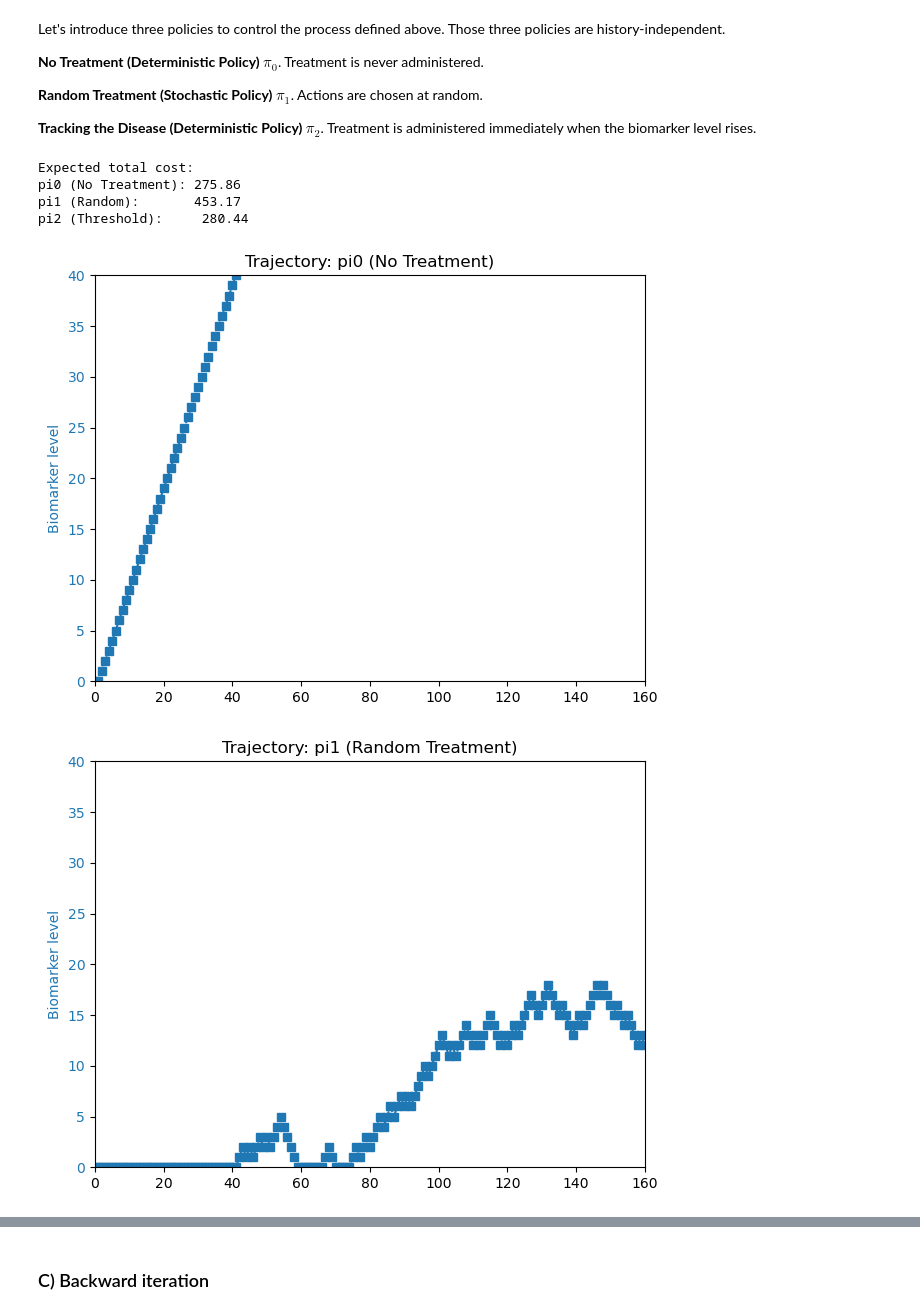
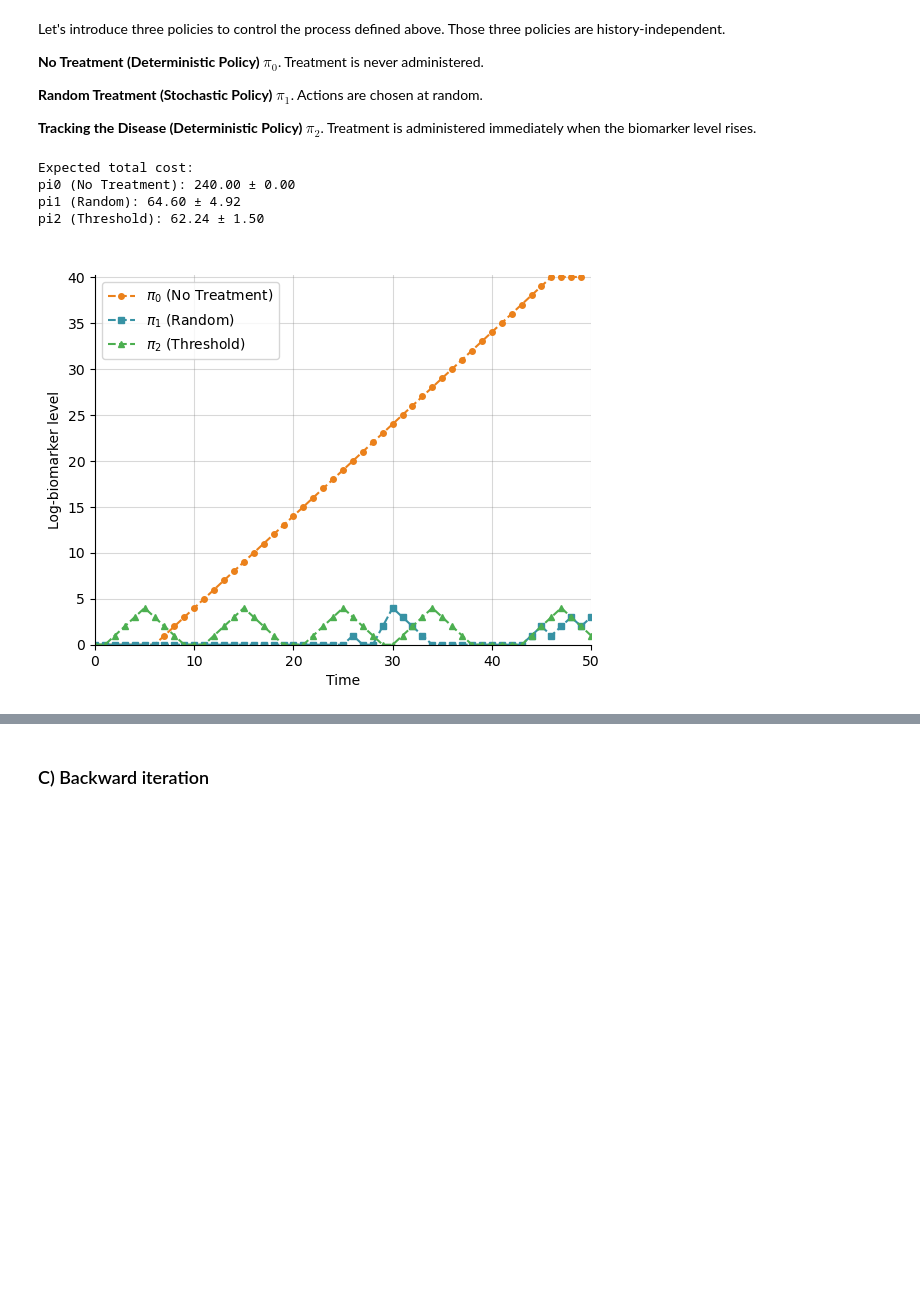
Before and after one commit to orlross/phd_notebook, a Jupyter notebook: Toy Cancer-survey.ipynb, the cells around one changed output, grey strips where cells are left out. Cells and saved outputs as stored; diff of their text form; code cells hidden in the pictures; blank space fills up the shorter version.

```diff
--- a/Toy Cancer-survey.ipynb
+++ b/Toy Cancer-survey.ipynb
@@ -262,27 +337,29 @@ def plot_trajectory(trajectory, actions, title="Trajectory"):
     plt.show()
 # %%
 # Evaluate policies
-cost_pi_0 = estimate_cost(pi_0)
-cost_pi_1 = estimate_cost(pi_1)
-cost_pi_2 = estimate_cost(pi_2)
+total_pi0, ttmt_pi0, disease_pi0, death_costs_pi0 = estimate_cost(pi_0)
+total_pi1, ttmt_pi1, disease_pi1, death_costs_pi1 = estimate_cost(pi_1)
+total_pi2, ttmt_pi2, disease_pi2, death_costs_pi2 = estimate_cost(pi_2)
 
 print("Expected total cost:")
-print(f"pi0 (No Treatment): {cost_pi_0:.2f}")
-print(f"pi1 (Random):       {cost_pi_1:.2f}")
-print(f"pi2 (Threshold):     {cost_pi_2:.2f}")
+print(f"pi0 (No Treatment): {np.mean(total_pi0):.2f} ± {np.std(total_pi0) / np.sqrt(len(total_pi0)):.2f}")
+print(f"pi1 (Random): {np.mean(total_pi1):.2f} ± {np.std(total_pi1) / np.sqrt(len(total_pi1)):.2f}")
+print(f"pi2 (Threshold): {np.mean(total_pi2):.2f} ± {np.std(total_pi2) / np.sqrt(len(total_pi2)):.2f}")
 
 # Plot one trajectory from each
 traj_0, acts_0, _ = simulate(pi_0)
 traj_1, acts_1, _ = simulate(pi_1)
 traj_2, acts_2, _ = simulate(pi_2)
 
-plot_trajectory(traj_0, acts_0, "Trajectory: pi0 (No Treatment)")
-plot_trajectory(traj_1, acts_1, "Trajectory: pi1 (Random Treatment)")
-plot_trajectory(traj_2, acts_2, "Trajectory: pi2 (Threshold Disease)")
+plot_multiple_trajectories(
+    [traj_0, traj_1, traj_2],
+    [r"$\pi_0$ (No Treatment)",
+     r"$\pi_1$ (Random)",
+     r"$\pi_2$ (Threshold)"]
+)
 # %% [output]
 Expected total cost:
-pi0 (No Treatment): 275.86
-pi1 (Random):       453.17
-pi2 (Threshold):     280.44
+pi0 (No Treatment): 240.00 ± 0.00
+pi1 (Random): 64.60 ± 4.92
+pi2 (Threshold): 62.24 ± 1.50
-[figure, old version]
+[figure, new version]
-[figure, removed]
```
Also changed, not shown: parts of 39 cells of this notebook.
